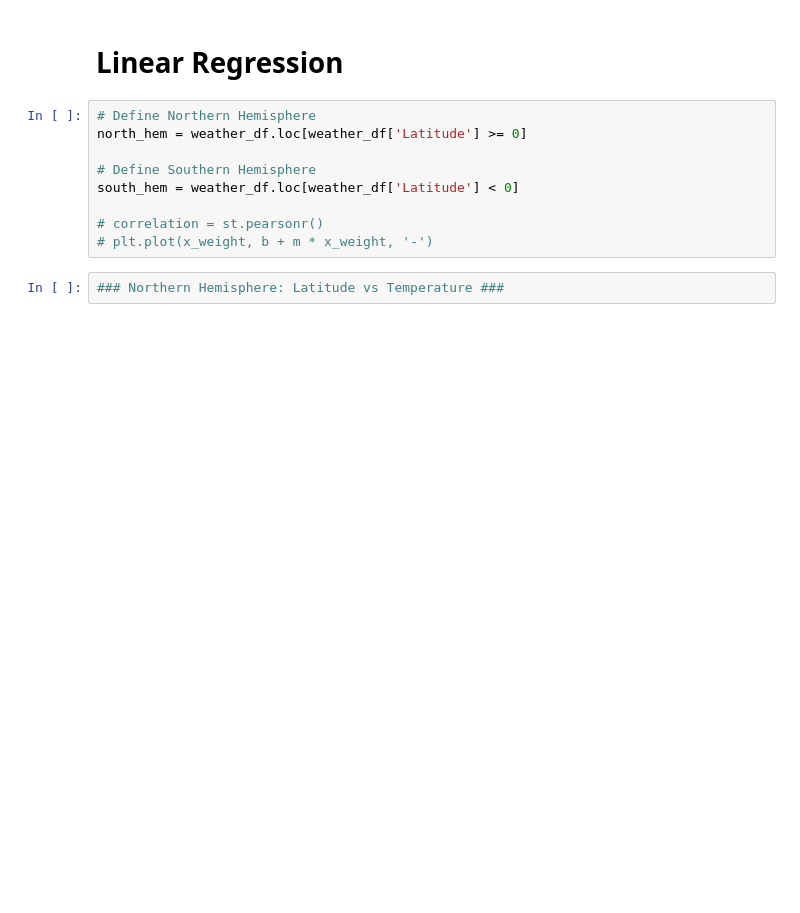
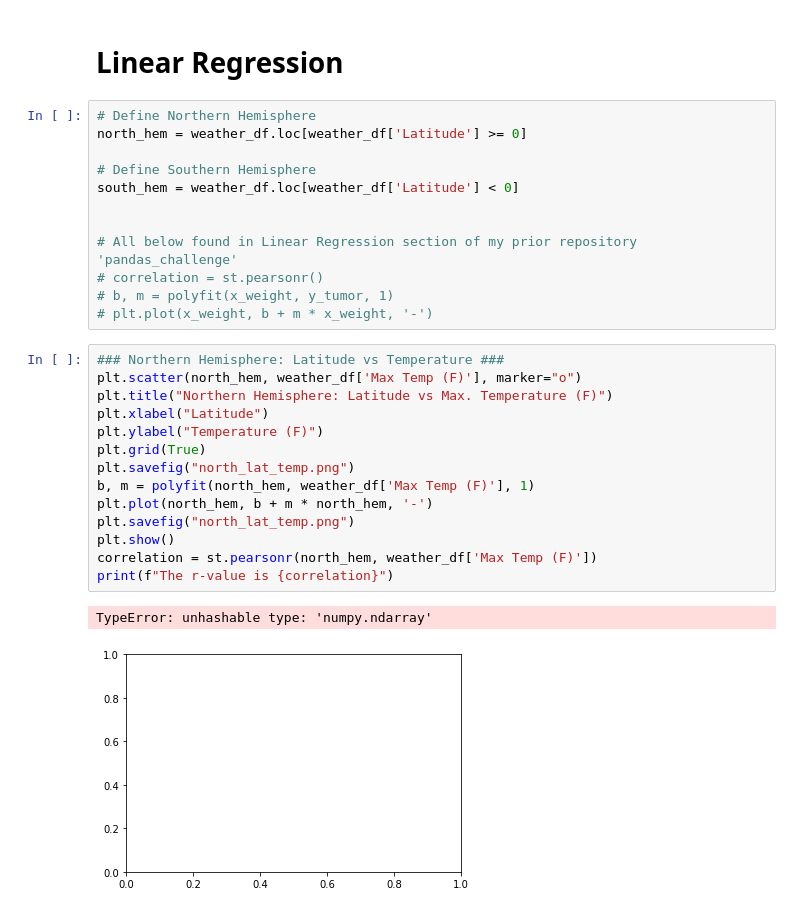
Before and after one commit to brianroberts778/Python_API_world_weather, a Jupyter notebook: WeatherPy/WeatherPy.ipynb, the cells around one changed output. Saved outputs shown, nothing was run; the diff lists cells and outputs as text; blank space fills up the shorter version.

```diff
--- a/WeatherPy/WeatherPy.ipynb
+++ b/WeatherPy/WeatherPy.ipynb
@@ -264,7 +264,25 @@ north_hem = weather_df.loc[weather_df['Latitude'] >= 0]
 # Define Southern Hemisphere
 south_hem = weather_df.loc[weather_df['Latitude'] < 0]
 
+
+# All below found in Linear Regression section of my prior repository 'pandas_challenge'
 # correlation = st.pearsonr()
+# b, m = polyfit(x_weight, y_tumor, 1)
 # plt.plot(x_weight, b + m * x_weight, '-')
-# %%
-### Northern Hemisphere: Latitude vs Temperature ###
+# %%
+### Northern Hemisphere: Latitude vs Temperature ###
+plt.scatter(north_hem, weather_df['Max Temp (F)'], marker="o")
+plt.title("Northern Hemisphere: Latitude vs Max. Temperature (F)")
+plt.xlabel("Latitude")
+plt.ylabel("Temperature (F)")
+plt.grid(True)
+plt.savefig("north_lat_temp.png")
+b, m = polyfit(north_hem, weather_df['Max Temp (F)'], 1)
+plt.plot(north_hem, b + m * north_hem, '-')
+plt.savefig("north_lat_temp.png")
+plt.show()
+correlation = st.pearsonr(north_hem, weather_df['Max Temp (F)'])
+print(f"The r-value is {correlation}")
+# %% [output]
+TypeError: unhashable type: 'numpy.ndarray'
+[figure, added]
```
Also changed, not shown: parts of 7 cells of this notebook.
